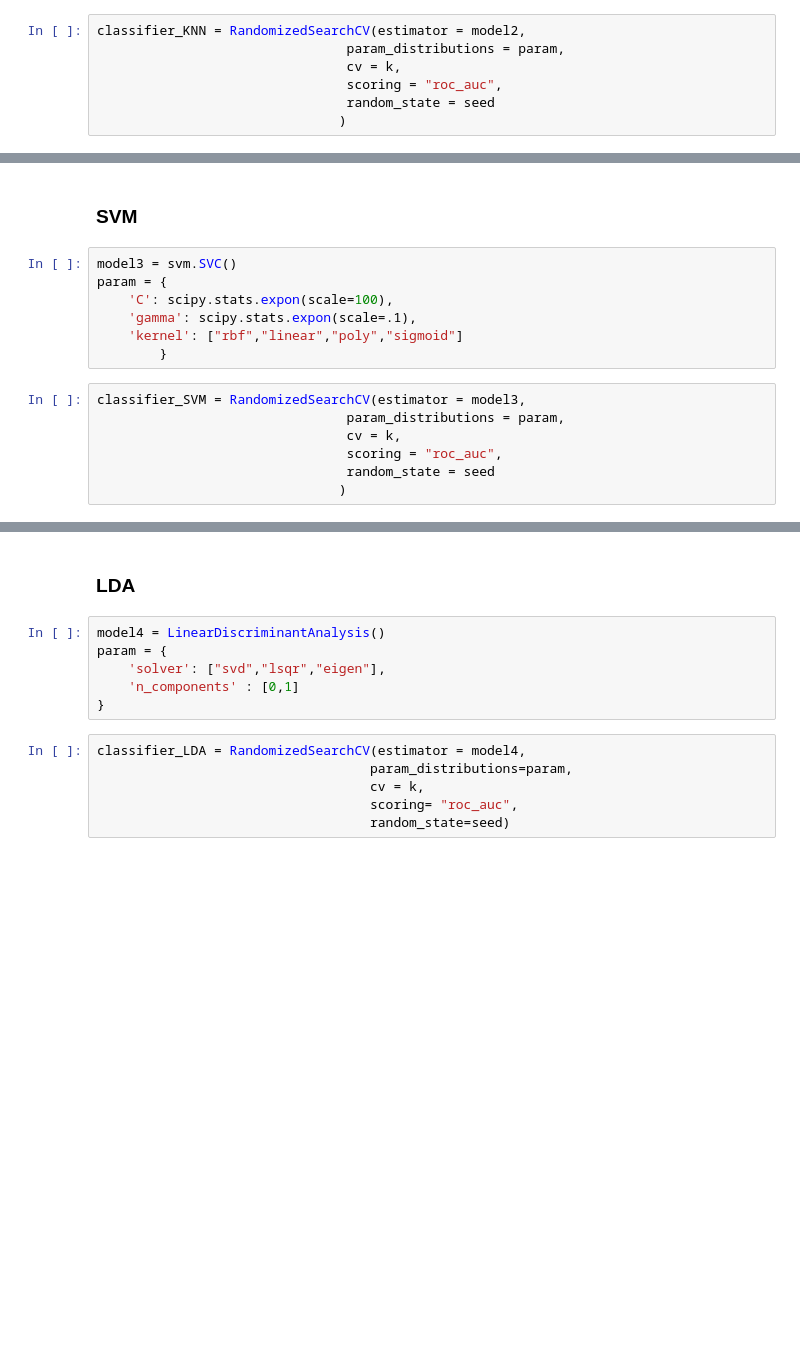
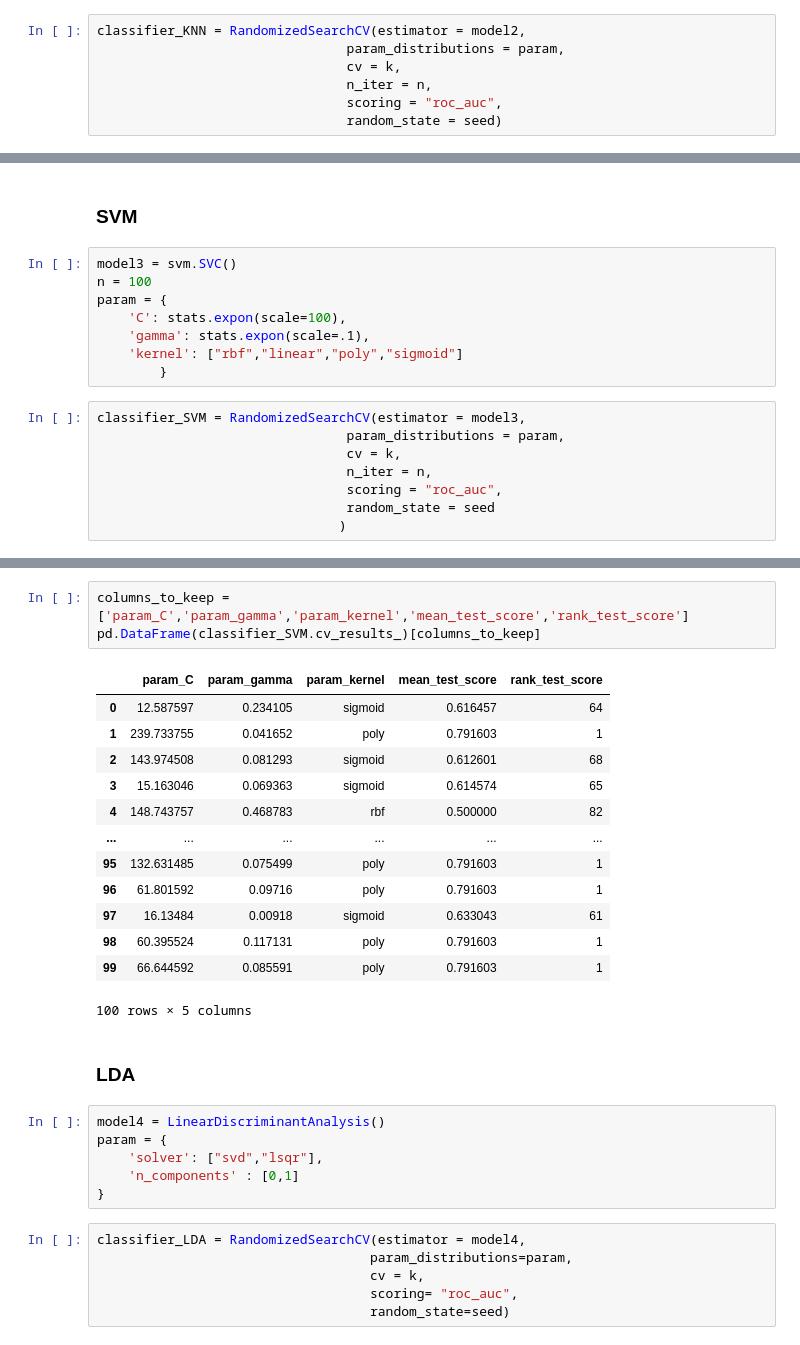
Before and after one commit to fedeaar/aa-tp01, a Jupyter notebook: experimentacion/Comparacion_ej3.ipynb, the cells around one changed output, grey strips where cells are left out. Saved outputs shown, nothing was run; the diff lists cells and outputs as text; blank space fills up the shorter version.

```diff
--- a/experimentacion/Comparacion_ej3.ipynb
+++ b/experimentacion/Comparacion_ej3.ipynb
@@ -133,9 +94,9 @@ param = {
 classifier_KNN = RandomizedSearchCV(estimator = model2,
                                 param_distributions = param,
                                 cv = k,
+                                n_iter = n,
                                 scoring = "roc_auc",
-                                random_state = seed
-                               )
+                                random_state = seed)
 # %%
 classifier_KNN.fit(X_train,y_train)
 # %% [output]
@@ -166,15 +124,17 @@ classifier_KNN.cv_results_
 ### SVM
 # %%
 model3 = svm.SVC()
+n = 100
 param = {
-    'C': scipy.stats.expon(scale=100),
-    'gamma': scipy.stats.expon(scale=.1),
+    'C': stats.expon(scale=100),
+    'gamma': stats.expon(scale=.1),
     'kernel': ["rbf","linear","poly","sigmoid"]
         }
 # %%
 classifier_SVM = RandomizedSearchCV(estimator = model3,
                                 param_distributions = param,
                                 cv = k,
+                                n_iter = n,
                                 scoring = "roc_auc",
                                 random_state = seed
                                )
@@ -187,12 +147,29 @@ RandomizedSearchCV(cv=5, estimator=SVC(),
                                         'kernel': ['rbf', 'linear', 'poly',
                                                    'sigmoid']},
                    random_state=8241, scoring='roc_auc')
+# %%
+columns_to_keep = ['param_C','param_gamma','param_kernel','mean_test_score','rank_test_score']
+pd.DataFrame(classifier_SVM.cv_results_)[columns_to_keep]
+# %% [output]
+|  | param_C | param_gamma | param_kernel | mean_test_score | rank_test_score |
+| 0 | 12.587597 | 0.234105 | sigmoid | 0.616457 | 64 |
+| 1 | 239.733755 | 0.041652 | poly | 0.791603 | 1 |
+| 2 | 143.974508 | 0.081293 | sigmoid | 0.612601 | 68 |
+| 3 | 15.163046 | 0.069363 | sigmoid | 0.614574 | 65 |
+| 4 | 148.743757 | 0.468783 | rbf | 0.500000 | 82 |
+| ... | ... | ... | ... | ... | ... |
+| 95 | 132.631485 | 0.075499 | poly | 0.791603 | 1 |
+| 96 | 61.801592 | 0.09716 | poly | 0.791603 | 1 |
+| 97 | 16.13484 | 0.00918 | sigmoid | 0.633043 | 61 |
+| 98 | 60.395524 | 0.117131 | poly | 0.791603 | 1 |
+| 99 | 66.644592 | 0.085591 | poly | 0.791603 | 1 |
+100 rows × 5 columns
 # %% [markdown]
 ### LDA
 # %%
 model4 = LinearDiscriminantAnalysis()
 param = {
-    'solver': ["svd","lsqr","eigen"],
+    'solver': ["svd","lsqr"],
     'n_components' : [0,1]
 }
 # %%
```
Also changed, not shown: parts of 17 cells of this notebook.
